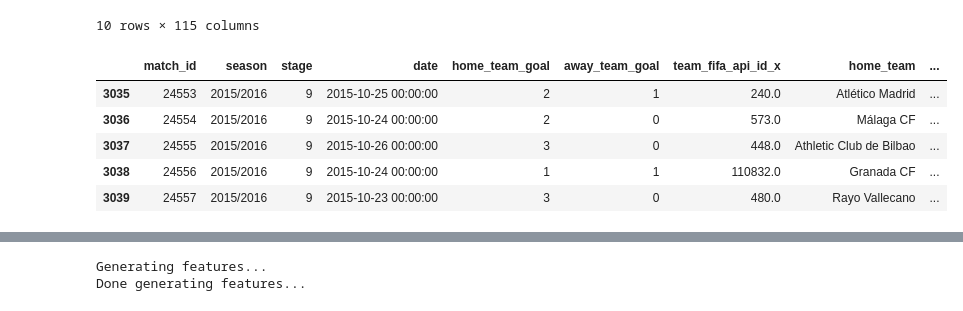
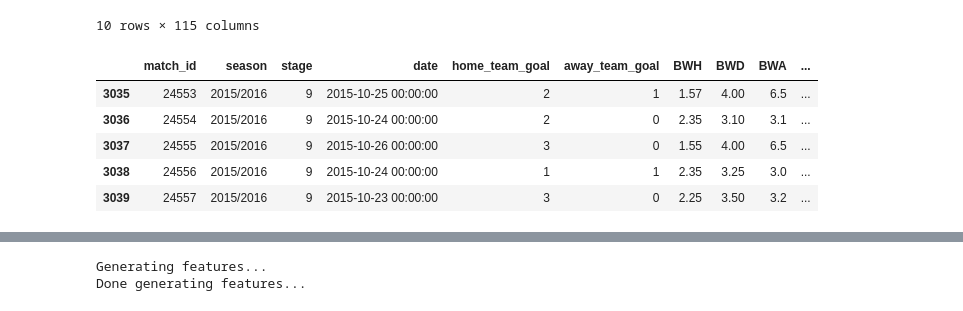
Before and after one commit to psalaberria002/machine-learning, a Jupyter notebook: projects/capstone/laliga_predictions/laliga_predictions.ipynb, the cells around one changed output, grey strips where cells are left out. Saved outputs shown, nothing was run; the diff lists cells and outputs as text; code cells hidden in the pictures.

```diff
--- a/projects/capstone/laliga_predictions/laliga_predictions.ipynb
+++ b/projects/capstone/laliga_predictions/laliga_predictions.ipynb
@@ -52,23 +45,23 @@ match_data.head(10)
 | 9 | 21527 | 21518 | 21518 | 2008/2009 | 1 | 2008-08-31 00:00:00 | 530092 | 9906 | ... |
 10 rows × 115 columns
 # %%
-# Only interesting columns, exclude betting odds for now
-matches = match_data[match_data.columns[:11]]
+# Only interesting columns, include BWIN betting odds
+matches = match_data[match_data.columns[:11]].join(match_data[match_data.columns[88:91]])
 teams = team_data
 
 # Add team names & tidy up
 matches = pd.merge(left=matches, right=teams, how='left', left_on='home_team_api_id', right_on='team_api_id')
 matches = matches.drop(['country_id','league_id', 'home_team_api_id', 'id_y', 'team_api_id', 'team_short_name'], axis=1)
 matches.rename(columns={'id_x':'match_id', 'team_long_name':'home_team'}, inplace=True)
 matches = pd.merge(left=matches, right=teams, how='left', left_on='away_team_api_id', right_on='team_api_id')
 matches = matches.drop(['id', 'match_api_id', 'away_team_api_id','team_api_id', 'team_short_name'], axis=1)
 matches.rename(columns={'id_x':'match_id', 'team_long_name':'away_team'}, inplace=True)
 
 matches.tail()
 # %% [output]
-|  | match_id | season | stage | date | home_team_goal | away_team_goal | team_fifa_api_id_x | home_team | ... |
-| 3035 | 24553 | 2015/2016 | 9 | 2015-10-25 00:00:00 | 2 | 1 | 240.0 | Atlético Madrid | ... |
-| 3036 | 24554 | 2015/2016 | 9 | 2015-10-24 00:00:00 | 2 | 0 | 573.0 | Málaga CF | ... |
-| 3037 | 24555 | 2015/2016 | 9 | 2015-10-26 00:00:00 | 3 | 0 | 448.0 | Athletic Club de Bilbao | ... |
-| 3038 | 24556 | 2015/2016 | 9 | 2015-10-24 00:00:00 | 1 | 1 | 110832.0 | Granada CF | ... |
-| 3039 | 24557 | 2015/2016 | 9 | 2015-10-23 00:00:00 | 3 | 0 | 480.0 | Rayo Vallecano | ... |
+|  | match_id | season | stage | date | home_team_goal | away_team_goal | BWH | BWD | BWA | ... |
+| 3035 | 24553 | 2015/2016 | 9 | 2015-10-25 00:00:00 | 2 | 1 | 1.57 | 4.00 | 6.5 | ... |
+| 3036 | 24554 | 2015/2016 | 9 | 2015-10-24 00:00:00 | 2 | 0 | 2.35 | 3.10 | 3.1 | ... |
+| 3037 | 24555 | 2015/2016 | 9 | 2015-10-26 00:00:00 | 3 | 0 | 1.55 | 4.00 | 6.5 | ... |
+| 3038 | 24556 | 2015/2016 | 9 | 2015-10-24 00:00:00 | 1 | 1 | 2.35 | 3.25 | 3.0 | ... |
+| 3039 | 24557 | 2015/2016 | 9 | 2015-10-23 00:00:00 | 3 | 0 | 2.25 | 3.50 | 3.2 | ... |
```
Also changed, not shown: parts of 15 cells of this notebook.
